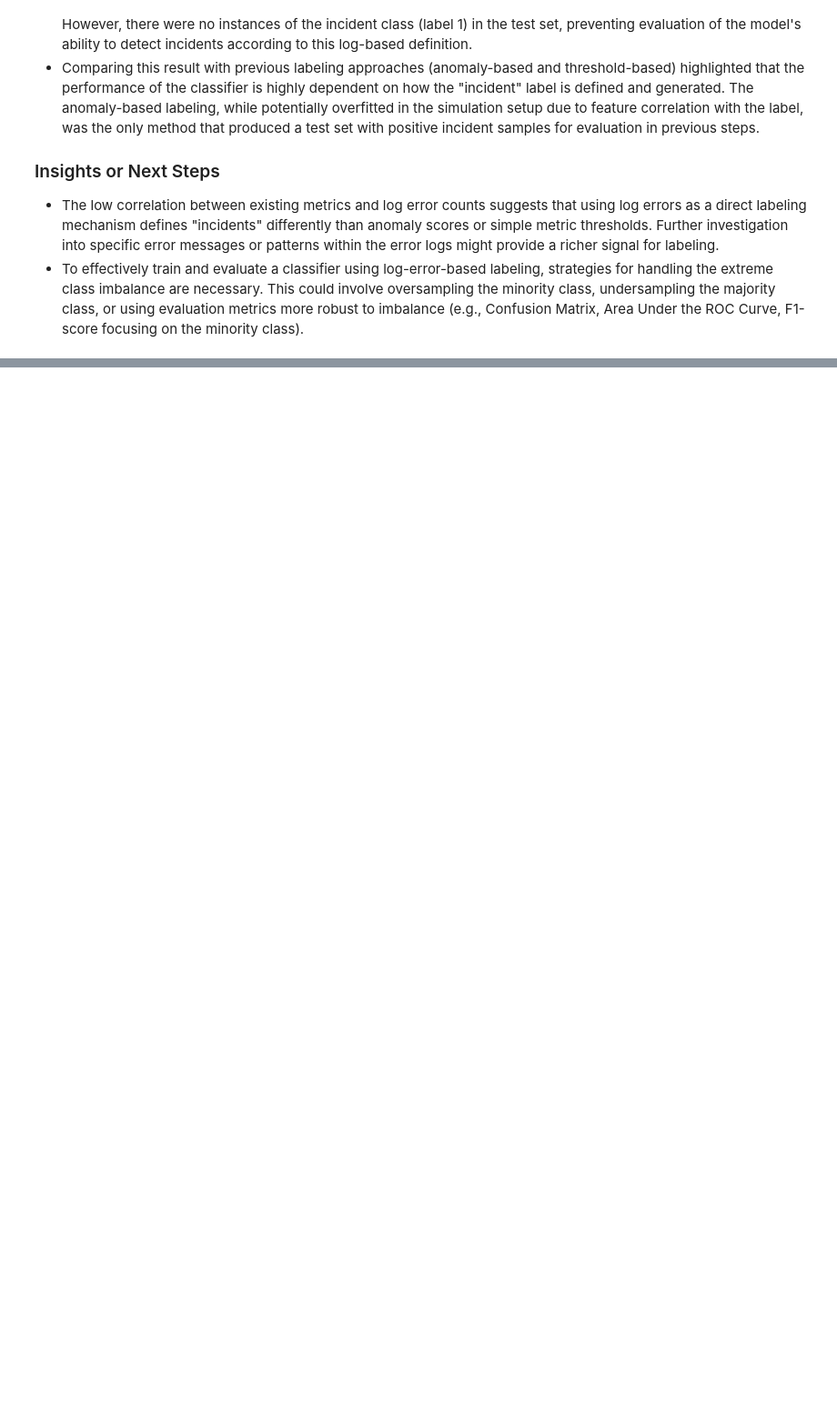
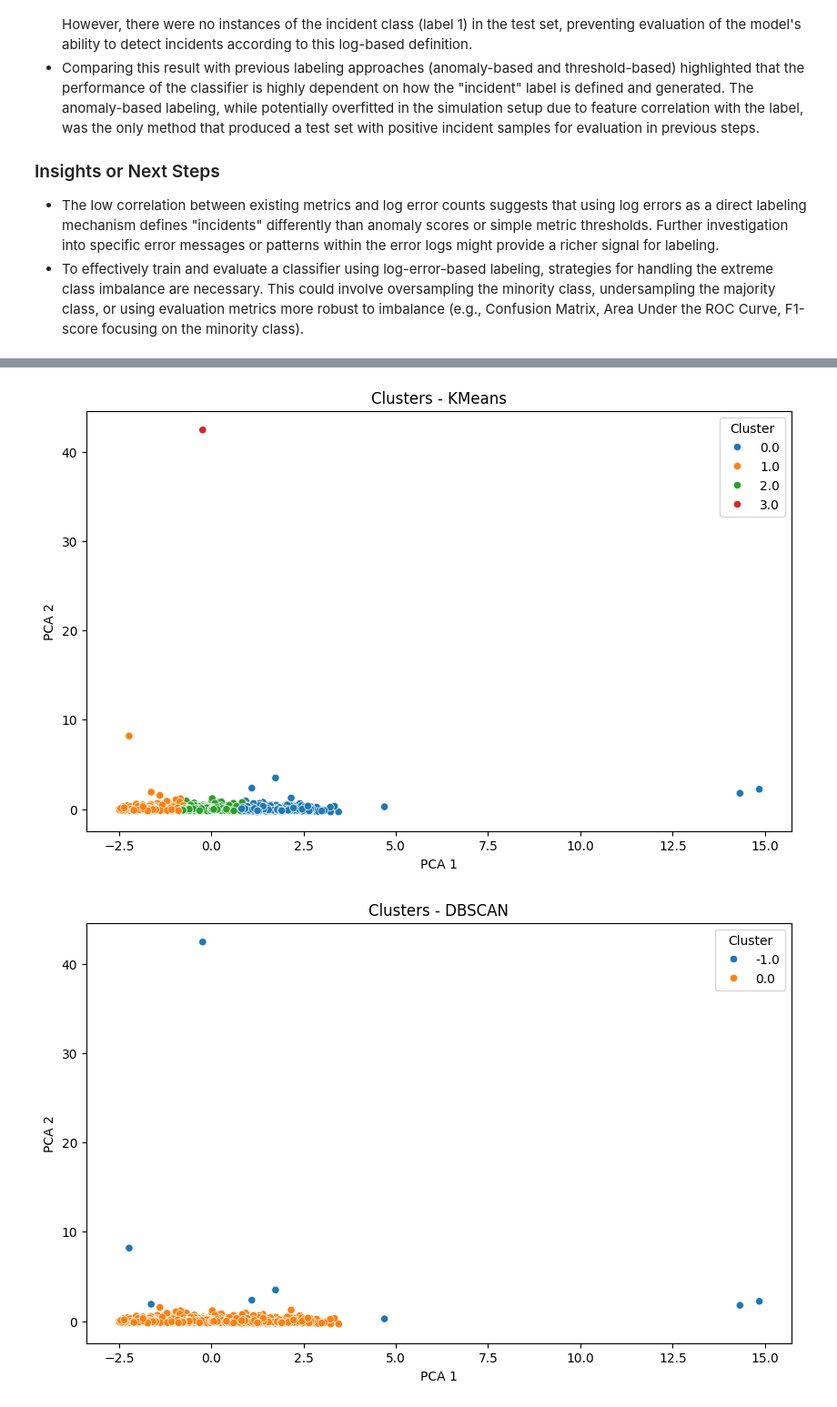
Before and after one commit to ClaytonUrbano/analise-de-dados, a Jupyter notebook: Untitled4.ipynb, the cells around one changed output, grey strips where cells are left out. Shown at 91% size. Cells and saved outputs as stored; diff of their text form; code cells hidden in the pictures; blank space fills up the shorter version.

```diff
--- a/Untitled4.ipynb
+++ b/Untitled4.ipynb
@@ -930,0 +1035,55 @@ Primeiras linhas de X_test_log:
+# %%
+# Clusterização com KMeans e DBSCAN
+import pandas as pd
+import matplotlib.pyplot as plt
+import seaborn as sns
+from sklearn.cluster import KMeans, DBSCAN
+from sklearn.preprocessing import StandardScaler
+from sklearn.decomposition import PCA
+
+# Carregar os dados
+df = pd.read_csv("logistics_data.csv")
+
+# Selecionar colunas numéricas
+features = ['Weight_kg', 'Cost', 'Distance_miles', 'Transit_Days']
+X = df[features].dropna()
+
+# Normalizar os dados
+scaler = StandardScaler()
+X_scaled = scaler.fit_transform(X)
+
+# KMeans
+kmeans = KMeans(n_clusters=4, random_state=42)
+df.loc[X.index, 'KMeans_Cluster'] = kmeans.fit_predict(X_scaled)
+
+# DBSCAN
+dbscan = DBSCAN(eps=1.2, min_samples=10)
+df.loc[X.index, 'DBSCAN_Cluster'] = dbscan.fit_predict(X_scaled)
+
+# PCA para visualização
+pca = PCA(n_components=2)
+X_pca = pca.fit_transform(X_scaled)
+
+# Visualização KMeans
+plt.figure(figsize=(10, 6))
+sns.scatterplot(x=X_pca[:, 0], y=X_pca[:, 1], hue=df.loc[X.index, 'KMeans_Cluster'], palette='tab10')
+plt.title('Clusters - KMeans')
+plt.xlabel('PCA 1')
+plt.ylabel('PCA 2')
+plt.legend(title='Cluster')
+plt.show()
+
+# Visualização DBSCAN
+plt.figure(figsize=(10, 6))
+sns.scatterplot(x=X_pca[:, 0], y=X_pca[:, 1], hue=df.loc[X.index, 'DBSCAN_Cluster'], palette='tab10')
+plt.title('Clusters - DBSCAN')
+plt.xlabel('PCA 1')
+plt.ylabel('PCA 2')
+plt.legend(title='Cluster')
+plt.show()
+
+# Salvar resultados
+df.to_csv("logistics_data_with_clusters.csv", index=False)
+# %% [output]
+[figure, added]
+[figure, added]
```
Also changed, not shown: parts of 25 cells of this notebook.
